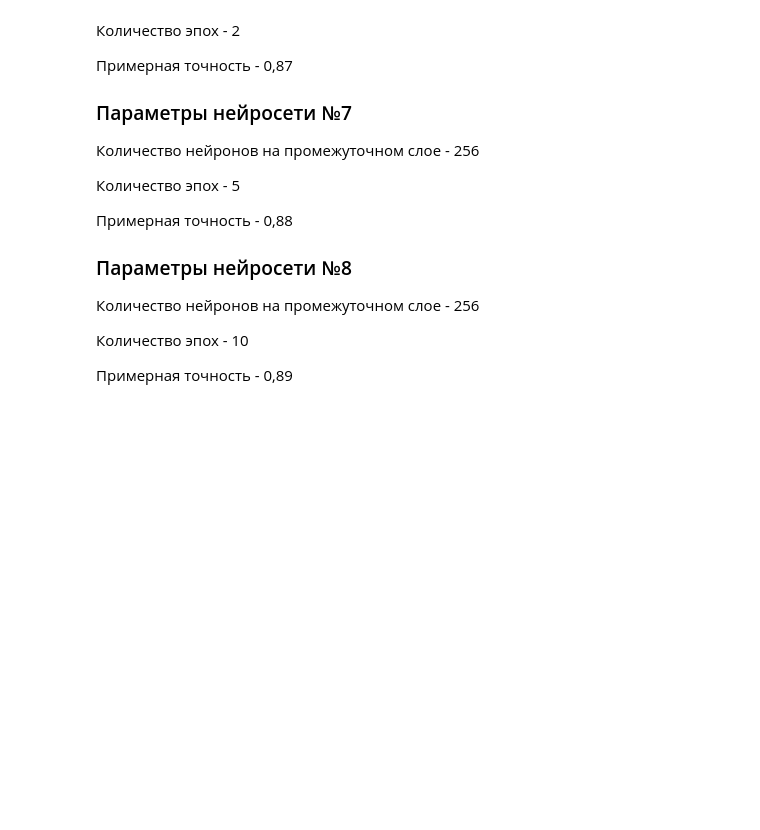
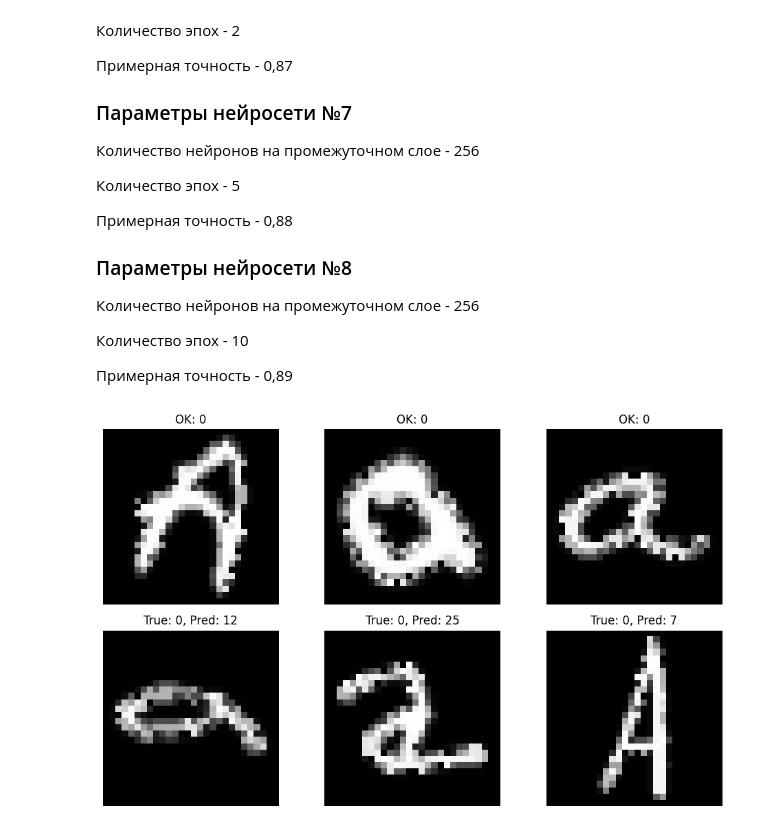
Before and after one commit to delokoseni/IntelligentImageProcessingTechnologies4, a Jupyter notebook: main.ipynb, the cells around one changed output. Saved outputs shown, nothing was run; the diff lists cells and outputs as text; code cells hidden in the pictures; blank space fills up the shorter version.

```diff
--- a/main.ipynb
+++ b/main.ipynb
@@ -262,3 +261,44 @@ print(Q)
 Количество эпох - 10
 
 Примерная точность - 0,89
+# %%
+model.eval()
+
+correct_imgs = []
+wrong_imgs = []
+
+with torch.no_grad():
+    for img, label in d_test:
+        x = img.unsqueeze(0).to(device)
+        pred = model(x).argmax(dim=1).item()
+
+        if len(correct_imgs) < 3 and pred == label:
+            correct_imgs.append((img, label, pred))
+
+        if len(wrong_imgs) < 3 and pred != label:
+            wrong_imgs.append((img, label, pred))
+
+        if len(correct_imgs) == 3 and len(wrong_imgs) == 3:
+            break
+# %%
+fig, axes = plt.subplots(2, 3, figsize=(10, 6))
+
+# правильные
+for i, (img, label, pred) in enumerate(correct_imgs):
+    axes[0, i].imshow(img.view(28, 28).cpu().T, cmap="gray")
+    axes[0, i].set_title(f"OK: {pred}")
+    axes[0, i].axis("off")
+
+# неправильные
+for i, (img, label, pred) in enumerate(wrong_imgs):
+    axes[1, i].imshow(img.view(28, 28).cpu().T, cmap="gray")
+    axes[1, i].set_title(f"True: {label}, Pred: {pred}")
+    axes[1, i].axis("off")
+
+axes[0, 0].set_ylabel("Correct")
+axes[1, 0].set_ylabel("Wrong")
+
+plt.tight_layout()
+plt.show()
+# %% [output]
+[figure, added]
```
Also changed, not shown: parts of 1 cell of this notebook.
